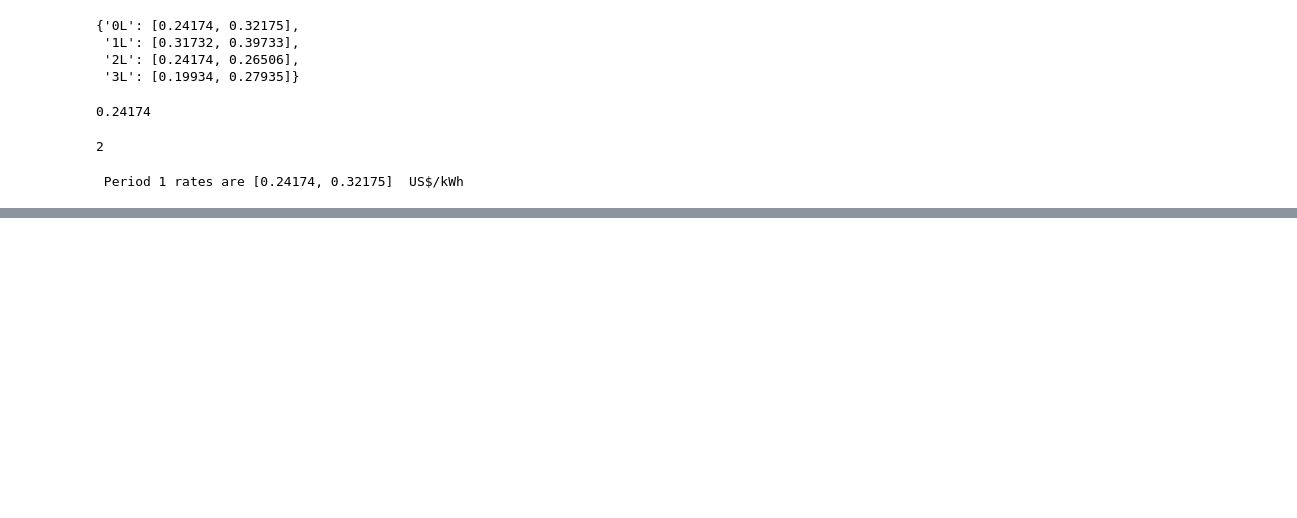
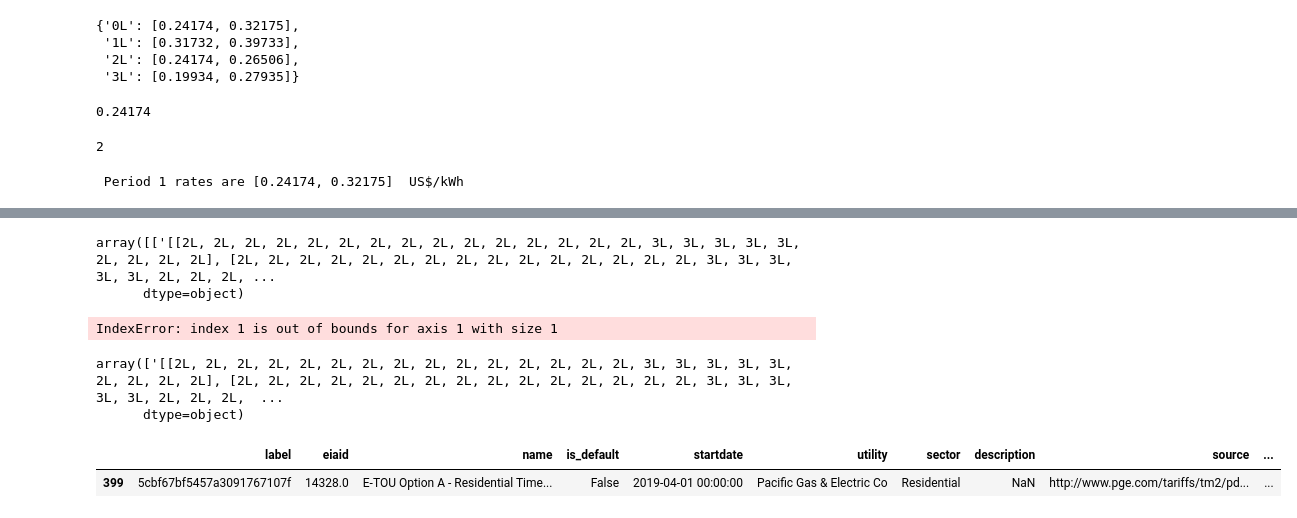
Before and after one commit to arras-energy/gridlabd-template, a Jupyter notebook: US/CA/SLAC/tariff_design/Tariff Query.ipynb, the cells around one changed output, grey strips where cells are left out. Saved outputs shown, nothing was run; the diff lists cells and outputs as text; code cells hidden in the pictures; blank space fills up the shorter version.

```diff
--- a/US/CA/SLAC/tariff_design/Tariff Query.ipynb
+++ b/US/CA/SLAC/tariff_design/Tariff Query.ipynb
@@ -134,0 +127,16 @@ Name: energyweekdayschedule, dtype: object
+# %%
+arr = weekday_schedule.to_numpy()
+arr
+# %% [output]
+array([['[[2L, 2L, 2L, 2L, 2L, 2L, 2L, 2L, 2L, 2L, 2L, 2L, 2L, 2L, 2L, 3L, 3L, 3L, 3L, 3L, 2L, 2L, 2L, 2L], [2L, 2L, 2L, 2L, 2L, 2L, 2L, 2L, 2L, 2L, 2L, 2L, 2L, 2L, 2L, 3L, 3L, 3L, 3L, 3L, 2L, 2L, 2L, ...
+      dtype=object)
+# %%
+arr[0,1]
+# %% [output]
+IndexError: index 1 is out of bounds for axis 1 with size 1
+# %%
+test_arr = np.array(weekday_schedule)
+test_arr
+# %% [output]
+array(['[[2L, 2L, 2L, 2L, 2L, 2L, 2L, 2L, 2L, 2L, 2L, 2L, 2L, 2L, 2L, 3L, 3L, 3L, 3L, 3L, 2L, 2L, 2L, 2L], [2L, 2L, 2L, 2L, 2L, 2L, 2L, 2L, 2L, 2L, 2L, 2L, 2L, 2L, 2L, 3L, 3L, 3L, 3L, 3L, 2L, 2L, 2L,  ...
+      dtype=object)
@@ -134,0 +145,5 @@ Name: energyweekdayschedule, dtype: object
+# %%
+tariff_data_nt
+# %% [output]
+|  | label | eiaid | name | is_default | startdate | utility | sector | description | source | ... |
+| 399 | 5cbf67bf5457a3091767107f | 14328.0 | E-TOU Option A - Residential Time... | False | 2019-04-01 00:00:00 | Pacific Gas & Electric Co | Residential | NaN | http://www.pge.com/tariffs/tm2/pd... | ... |
```
Also changed, not shown: parts of 14 cells of this notebook, 1 other file.
